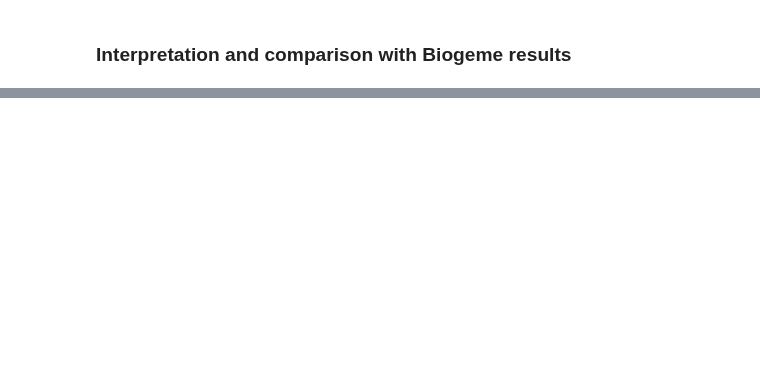
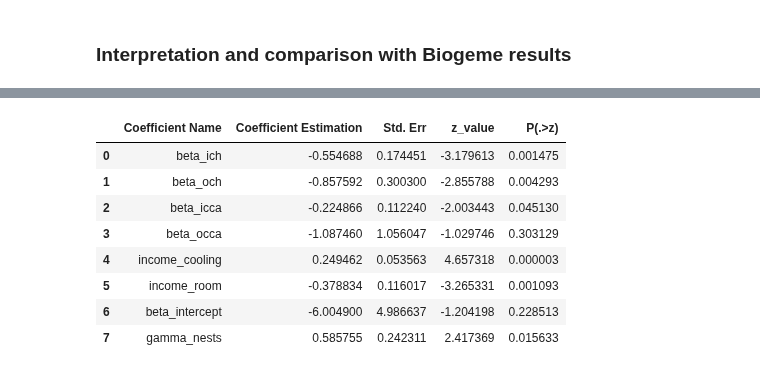
Before and after one commit to artefactory/choice-learn, a Jupyter notebook: notebooks/models/nested_logit.ipynb, the cells around one changed output, grey strips where cells are left out. Saved outputs shown, nothing was run; the diff lists cells and outputs as text; code cells hidden in the pictures; blank space fills up the shorter version.

```diff
--- a/notebooks/models/nested_logit.ipynb
+++ b/notebooks/models/nested_logit.ipynb
@@ -78,0 +245,9 @@ probas = swiss_model.predict_probas(swiss_dataset)
+# %%
+# Creating the dataset
+dataset = ChoiceDataset.from_single_wide_df(df=df,
+                                            shared_features_columns=["income"],
+                                            items_features_prefixes=["ich", "och", "occa", "icca"],
+                                            delimiter=".",
+                                            items_id=items_id,
+                                            choices_column="depvar",
+                                            choice_format="items_id")
@@ -78,0 +276,2 @@ probas = swiss_model.predict_probas(swiss_dataset)
+# %%
+hist = model.fit(dataset, get_report=True, verbose=1)
@@ -78,0 +290,12 @@ probas = swiss_model.predict_probas(swiss_dataset)
+# %%
+model.report
+# %% [output]
+|  | Coefficient Name | Coefficient Estimation | Std. Err | z_value | P(.>z) |
+| 0 | beta_ich | -0.554688 | 0.174451 | -3.179613 | 0.001475 |
+| 1 | beta_och | -0.857592 | 0.300300 | -2.855788 | 0.004293 |
+| 2 | beta_icca | -0.224866 | 0.112240 | -2.003443 | 0.045130 |
+| 3 | beta_occa | -1.087460 | 1.056047 | -1.029746 | 0.303129 |
+| 4 | income_cooling | 0.249462 | 0.053563 | 4.657318 | 0.000003 |
+| 5 | income_room | -0.378834 | 0.116017 | -3.265331 | 0.001093 |
+| 6 | beta_intercept | -6.004900 | 4.986637 | -1.204198 | 0.228513 |
+| 7 | gamma_nests | 0.585755 | 0.242311 | 2.417369 | 0.015633 |
```
Also changed, not shown: parts of 26 cells of this notebook, 1 other file.
